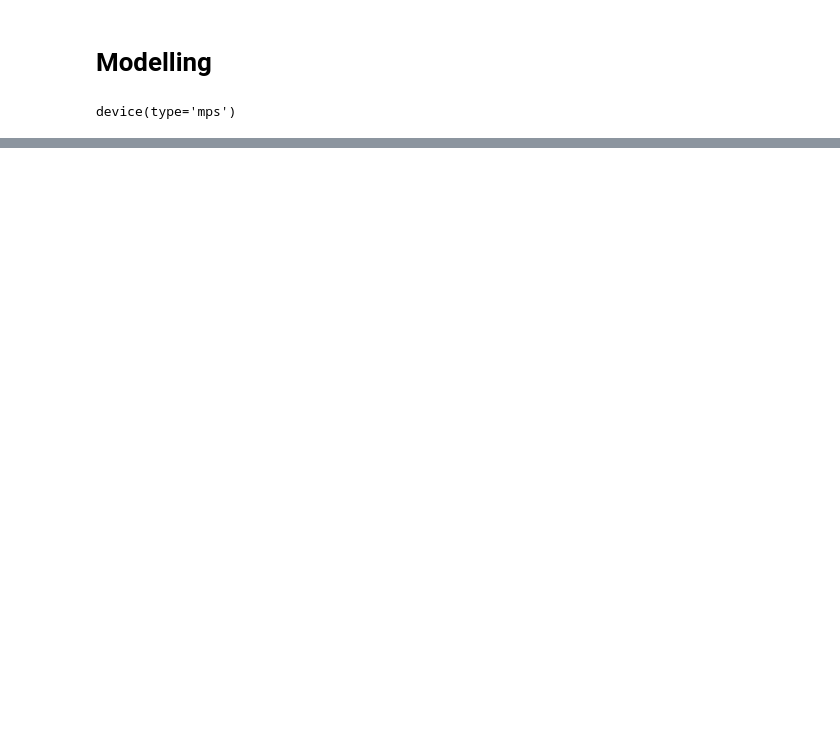
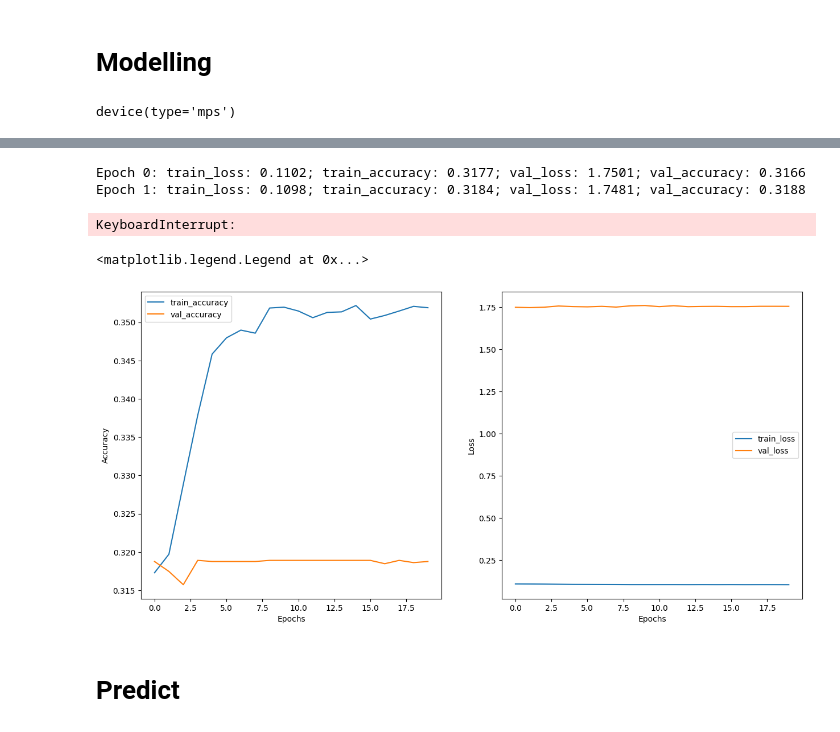
Before and after one commit to Mingtaros/Emotion_Classifier_from_Speech_Text, a Jupyter notebook: Emotion Text Classifier.ipynb, the cells around one changed output, grey strips where cells are left out. Cells and saved outputs as stored; diff of their text form; code cells hidden in the pictures; blank space fills up the shorter version.

Commit message:
Added LSTM Model (WiP)

```diff
--- a/Emotion Text Classifier.ipynb
+++ b/Emotion Text Classifier.ipynb
@@ -359,0 +446,6 @@ def predict_one(model, text, label=None):
+# %%
+train_ds = TextEmotionDataset(X_train, y_train)
+train_loader = DataLoader(train_ds, batch_size=16, shuffle=True, collate_fn=collate_fn)
+
+val_ds = TextEmotionDataset(X_val, y_val)
+val_loader = DataLoader(val_ds, batch_size=16, shuffle=False, collate_fn=collate_fn)
@@ -359,0 +495,31 @@ def predict_one(model, text, label=None):
+# %%
+rnn_model = RecurrentModel(vocab_size, output_size=len(emotions_dict)).to(device)
+criterion = nn.CrossEntropyLoss()
+optimizer = optim.Adam(rnn_model.parameters(), lr=0.001, weight_decay=1e-5)
+# %%
+rnn_model_result = fit(rnn_model, criterion, optimizer, train_loader, val_loader, epochs=EPOCHS)
+# %% [output]
+Epoch 0: train_loss: 0.1102; train_accuracy: 0.3177; val_loss: 1.7501; val_accuracy: 0.3166
+Epoch 1: train_loss: 0.1098; train_accuracy: 0.3184; val_loss: 1.7481; val_accuracy: 0.3188
+KeyboardInterrupt:
+# %%
+plt.figure(figsize=(15, 7))
+plt.subplot(1, 2, 1)
+
+plt.plot(rnn_model_result["train_accuracy"], label="train_accuracy")
+plt.plot(rnn_model_result["val_accuracy"], label="val_accuracy")
+plt.xlabel("Epochs")
+plt.ylabel("Accuracy")
+plt.legend()
+
+plt.subplot(1, 2, 2)
+plt.plot(rnn_model_result["train_loss"], label="train_loss")
+plt.plot(rnn_model_result["val_loss"], label="val_loss")
+plt.xlabel("Epochs")
+plt.ylabel("Loss")
+plt.legend()
+# %% [output]
+<matplotlib.legend.Legend at 0x...>
+[figure, added]
+# %% [markdown]
+# Predict
```
Also changed, not shown: parts of 32 cells of this notebook, 2 other files.
